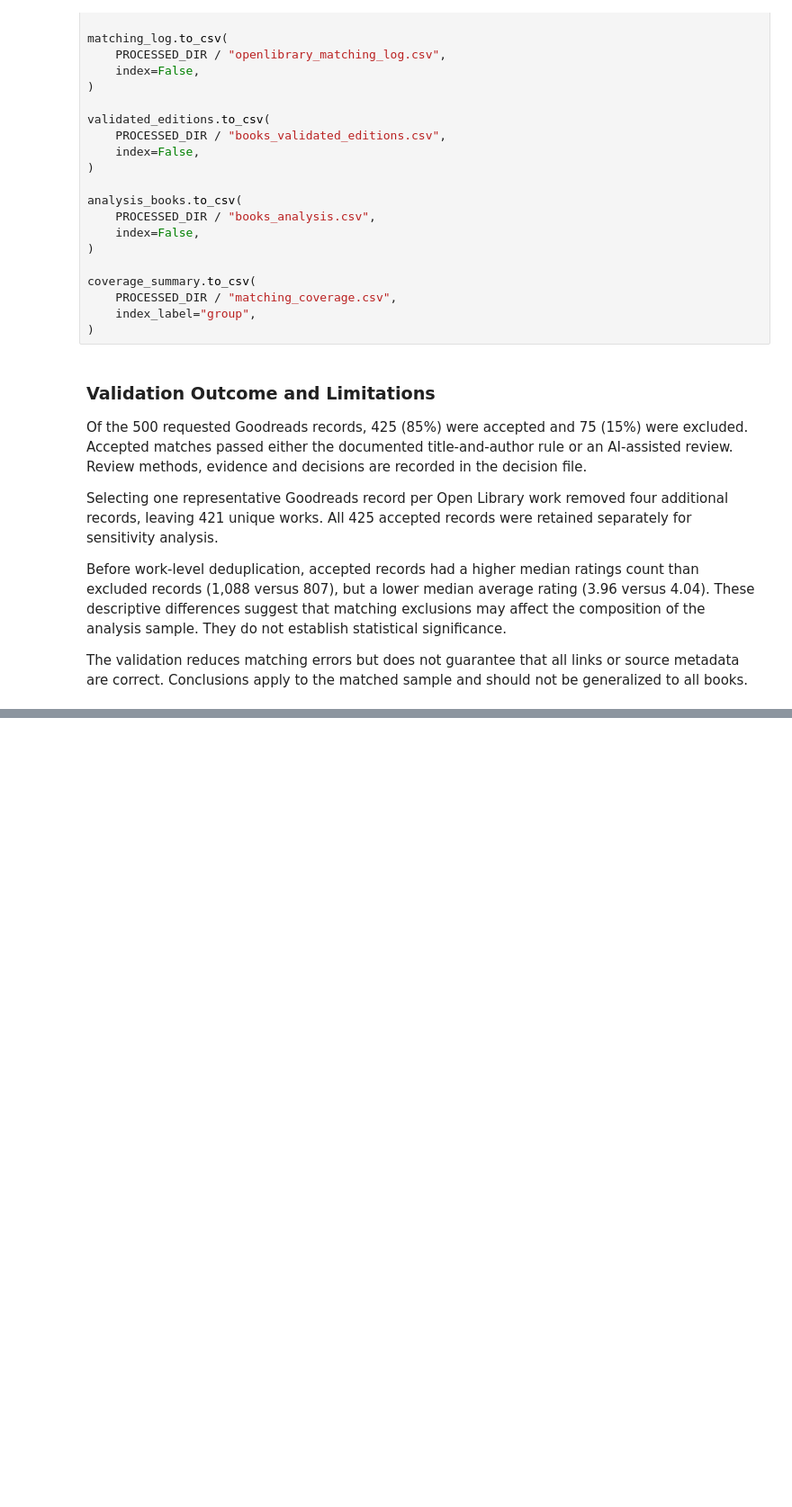
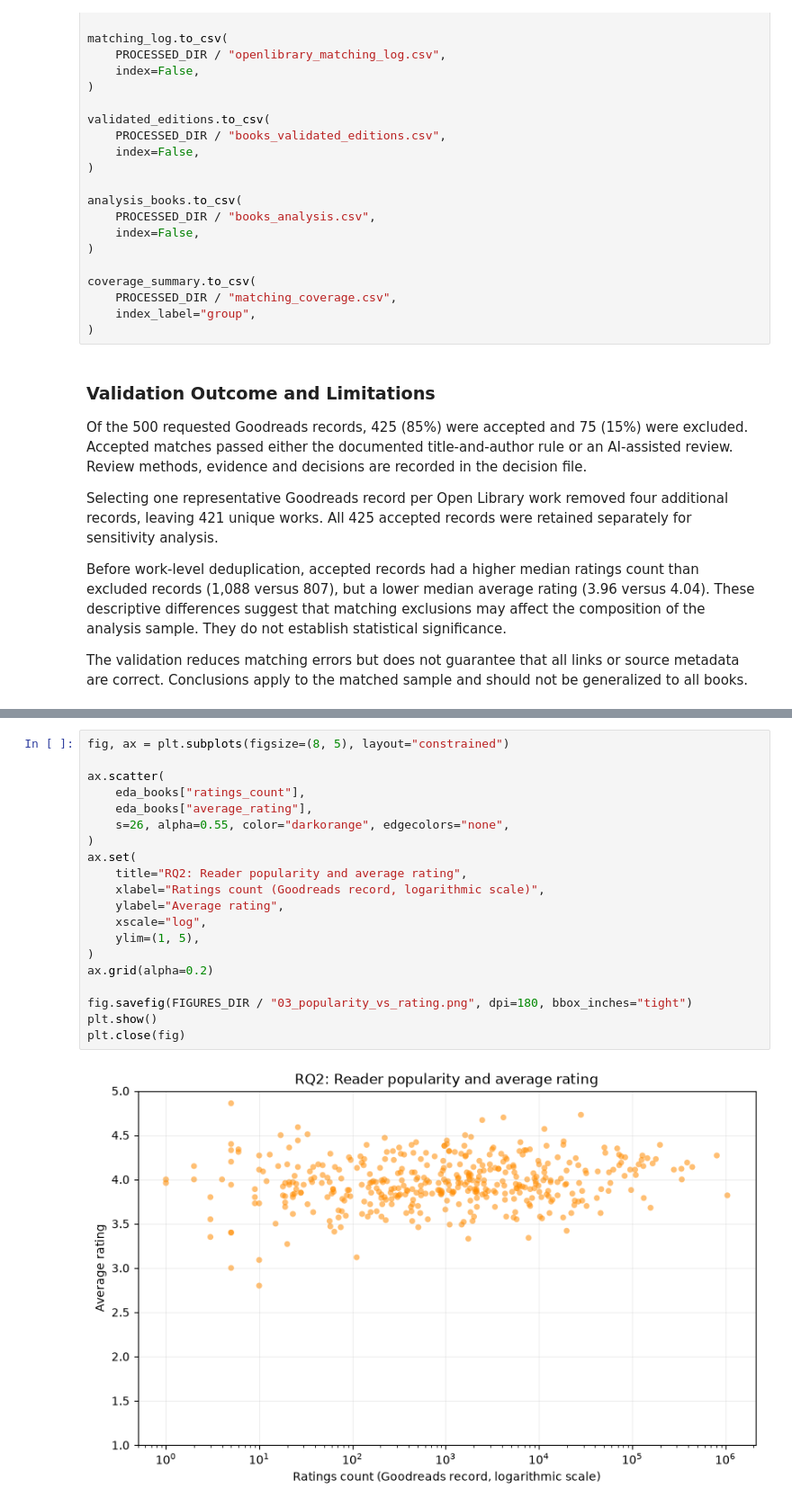
Before and after one commit to radostina-elinchova/books-ds, a Jupyter notebook: books_project.ipynb, the cells around one changed output, grey strips where cells are left out. Shown at 90% size. Drawn from its saved outputs; the diff is of its cells as text; blank space fills up the shorter version.

```diff
--- a/books_project.ipynb
+++ b/books_project.ipynb
@@ -1992,0 +2150,22 @@ to the matched sample and should not be generalized to all books.
+# %%
+fig, ax = plt.subplots(figsize=(8, 5), layout="constrained")
+
+ax.scatter(
+    eda_books["ratings_count"],
+    eda_books["average_rating"],
+    s=26, alpha=0.55, color="darkorange", edgecolors="none",
+)
+ax.set(
+    title="RQ2: Reader popularity and average rating",
+    xlabel="Ratings count (Goodreads record, logarithmic scale)",
+    ylabel="Average rating",
+    xscale="log",
+    ylim=(1, 5),
+)
+ax.grid(alpha=0.2)
+
+fig.savefig(FIGURES_DIR / "03_popularity_vs_rating.png", dpi=180, bbox_inches="tight")
+plt.show()
+plt.close(fig)
+# %% [output]
+[figure, added]
```
Also changed, not shown: parts of 13 cells of this notebook, 6 other files.
